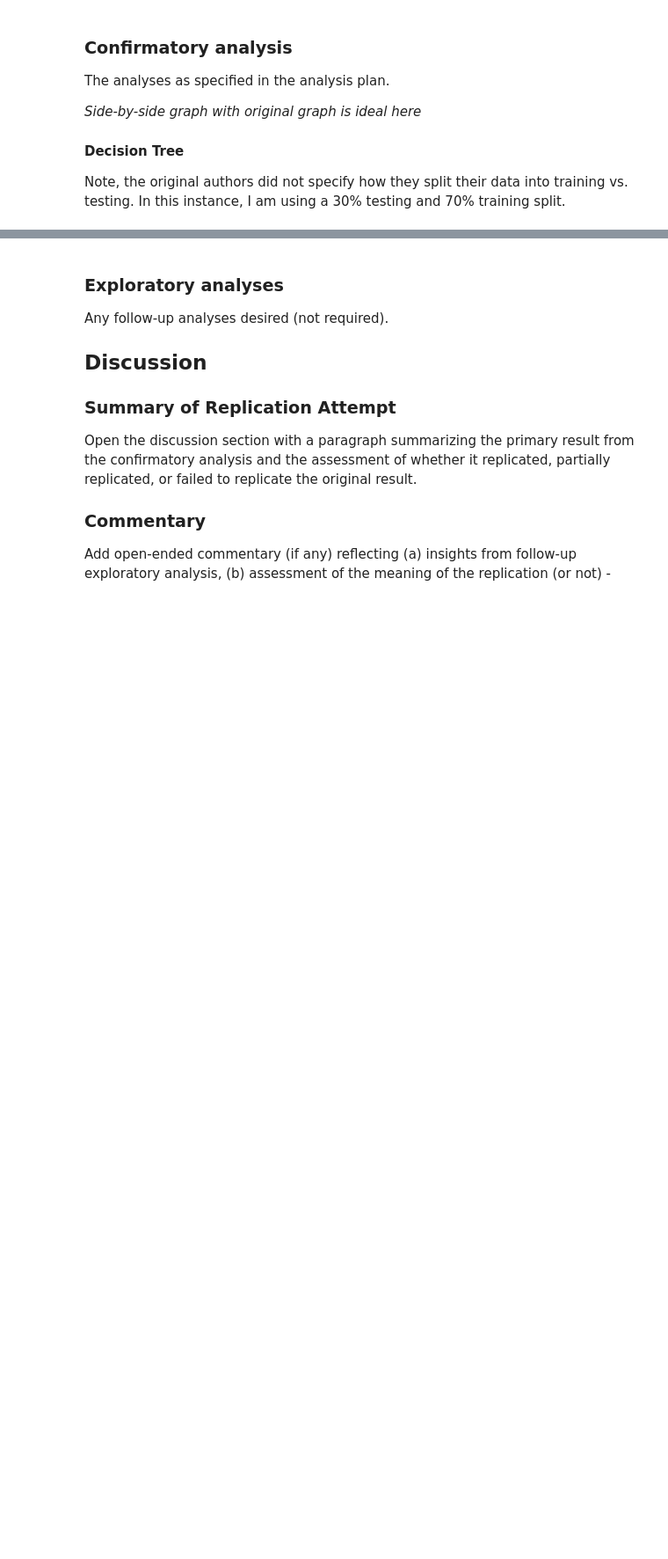
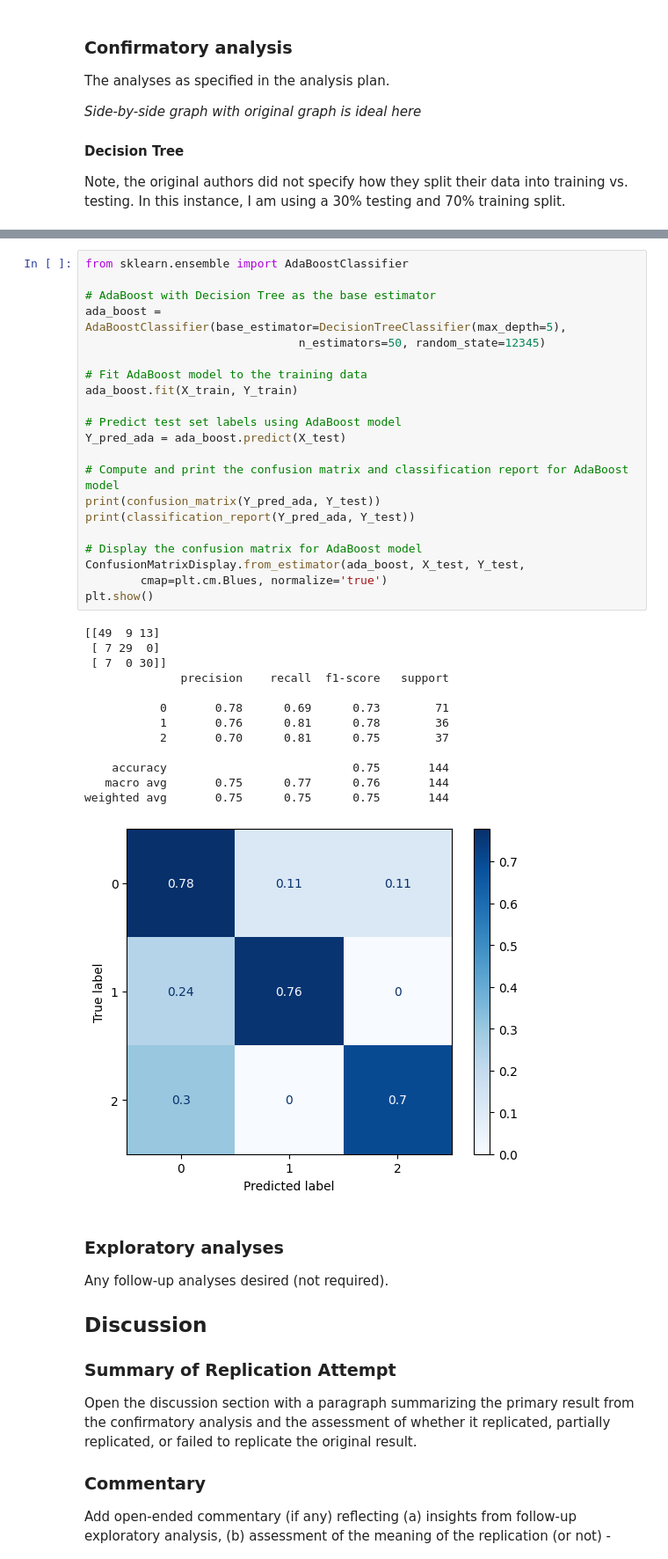
Before and after one commit to ucsd-psych201a/alsulami2023, a Jupyter notebook: writeup/Reproducibility Report.ipynb, the cells around one changed output, grey strips where cells are left out. Shown: that part at 88% size. Cells and saved outputs as stored; diff of their text form; blank space fills up the shorter version.

```diff
--- a/writeup/Reproducibility Report.ipynb
+++ b/writeup/Reproducibility Report.ipynb
@@ -304,3 +641,38 @@ ValueError: could not convert string to float: 'M'
+# %%
+from sklearn.ensemble import AdaBoostClassifier
+
+# AdaBoost with Decision Tree as the base estimator
+ada_boost = AdaBoostClassifier(base_estimator=DecisionTreeClassifier(max_depth=5),
+                               n_estimators=50, random_state=12345)
+
+# Fit AdaBoost model to the training data
+ada_boost.fit(X_train, Y_train)
+
+# Predict test set labels using AdaBoost model
+Y_pred_ada = ada_boost.predict(X_test)
+
+# Compute and print the confusion matrix and classification report for AdaBoost model
+print(confusion_matrix(Y_pred_ada, Y_test))
+print(classification_report(Y_pred_ada, Y_test))
+
+# Display the confusion matrix for AdaBoost model
+ConfusionMatrixDisplay.from_estimator(ada_boost, X_test, Y_test,
+        cmap=plt.cm.Blues, normalize='true')
+plt.show()
+# %% [output]
+[[49  9 13]
+ [ 7 29  0]
+ [ 7  0 30]]
+              precision    recall  f1-score   support
+
+           0       0.78      0.69      0.73        71
+           1       0.76      0.81      0.78        36
+           2       0.70      0.81      0.75        37
+
+    accuracy                           0.75       144
+   macro avg       0.75      0.77      0.76       144
+weighted avg       0.75      0.75      0.75       144
+[figure, added]
 # %% [markdown]
 
 ### Exploratory analyses
```
Also changed, not shown: parts of 16 cells of this notebook.
